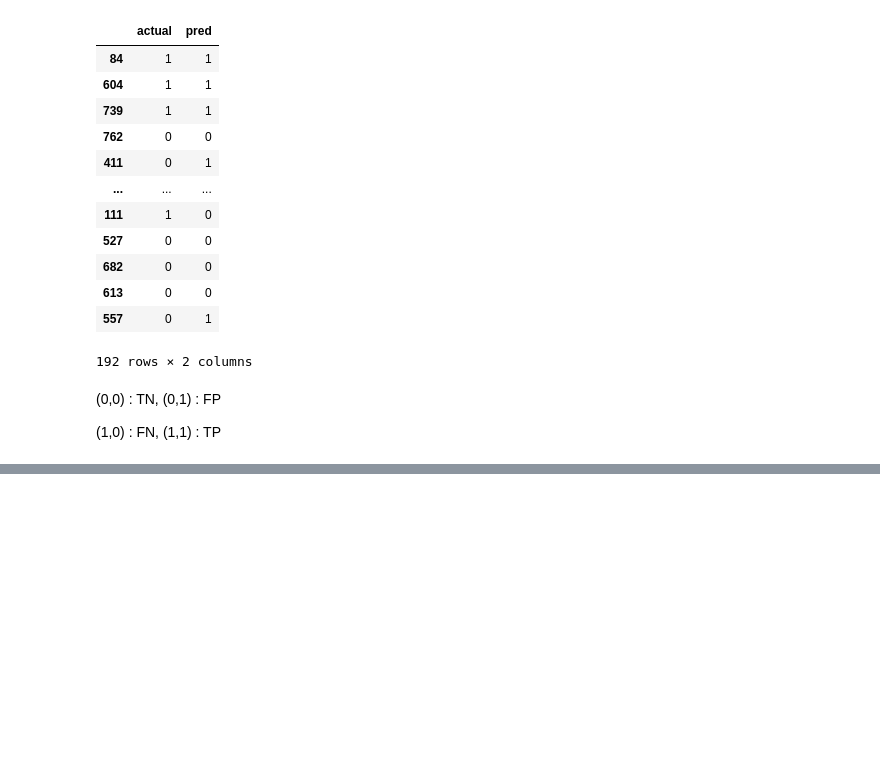
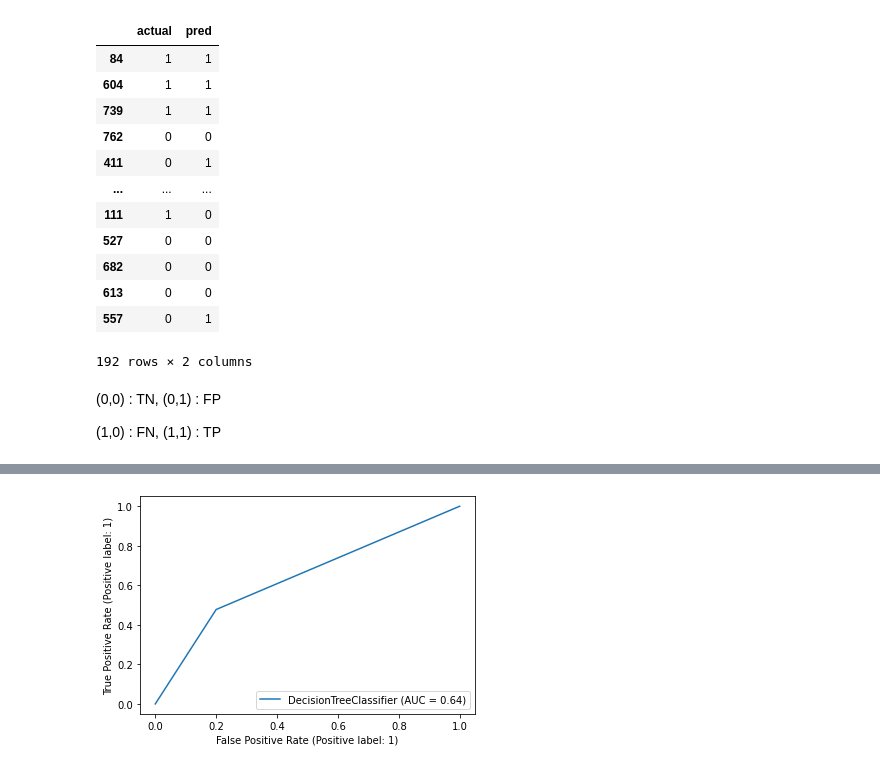
Before and after one commit to Jung-jieun/python-big-data-analysis, a Jupyter notebook: 분류평가.ipynb, the cells around one changed output, grey strips where cells are left out. Cells and saved outputs as stored; diff of their text form; code cells hidden in the pictures; blank space fills up the shorter version.

```diff
--- a/분류평가.ipynb
+++ b/분류평가.ipynb
@@ -149,0 +197,8 @@ mycon['con'] = np.where(mycon['actual']==1, np.where(mycon['pred']==1, 'TP', 'FN
+# %%
+from sklearn.metrics import plot_roc_curve
+
+# roc 그래프
+plot_roc_curve(dt, X_test, y_test)
+plt.show()
+# %% [output]
+[figure, added]
```
Also changed, not shown: parts of 24 cells of this notebook.
